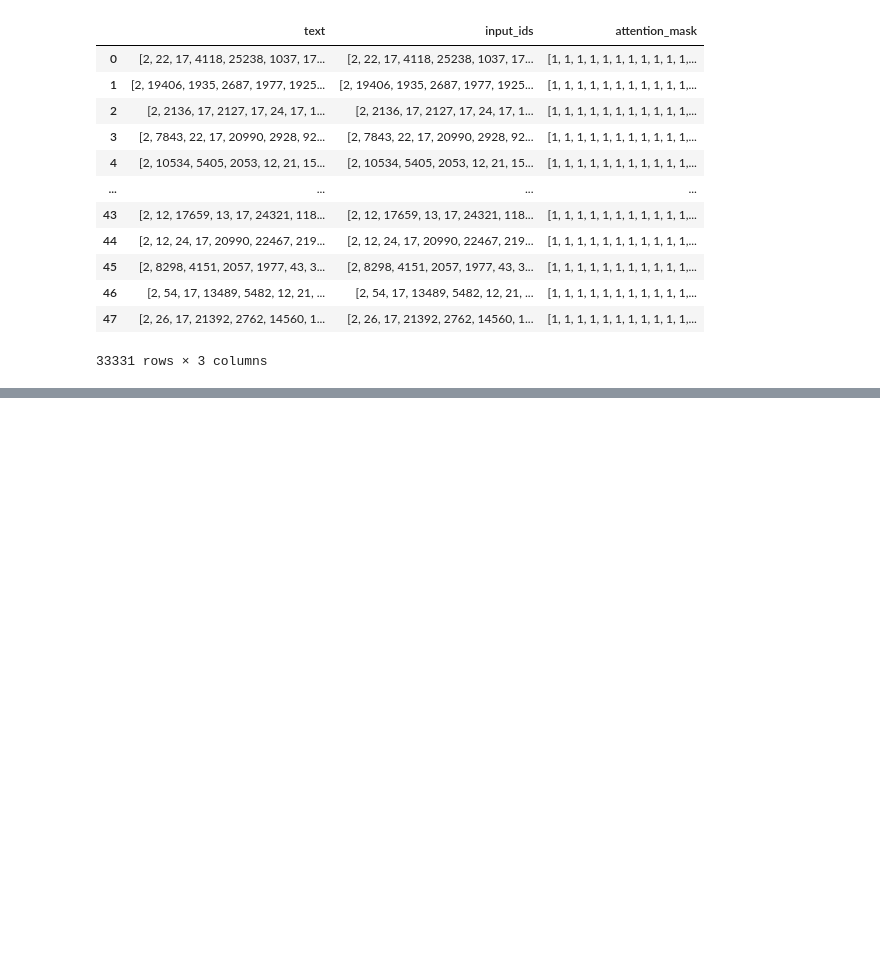
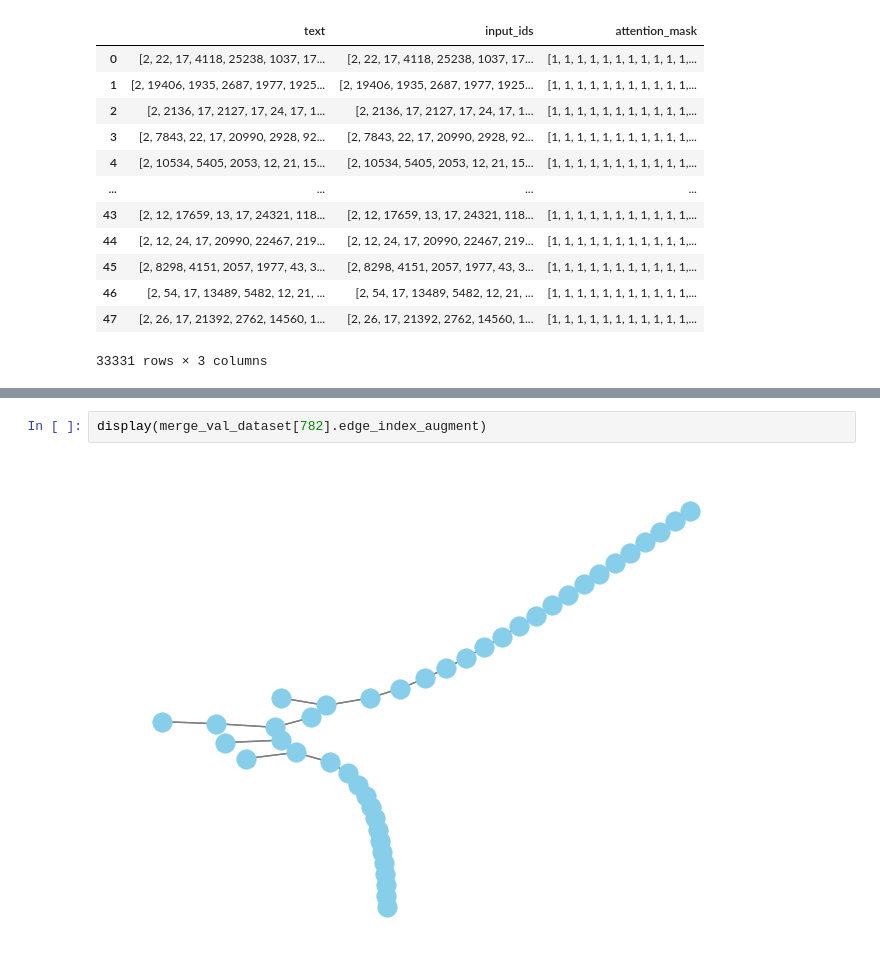
Before and after one commit to Liphos/Altegrad-MVA-2023-2024, a Jupyter notebook: notebooks/eda.ipynb, the cells around one changed output, grey strips where cells are left out. Cells and saved outputs as stored; diff of their text form; blank space fills up the shorter version.

```diff
--- a/notebooks/eda.ipynb
+++ b/notebooks/eda.ipynb
@@ -392,0 +496,4 @@ df.to_csv("./data/text_tokenized.csv", index=False)
+# %%
+display(merge_val_dataset[782].edge_index_augment)
+# %% [output]
+[figure, added]
```
Also changed, not shown: parts of 10 cells of this notebook, 3 other files.
